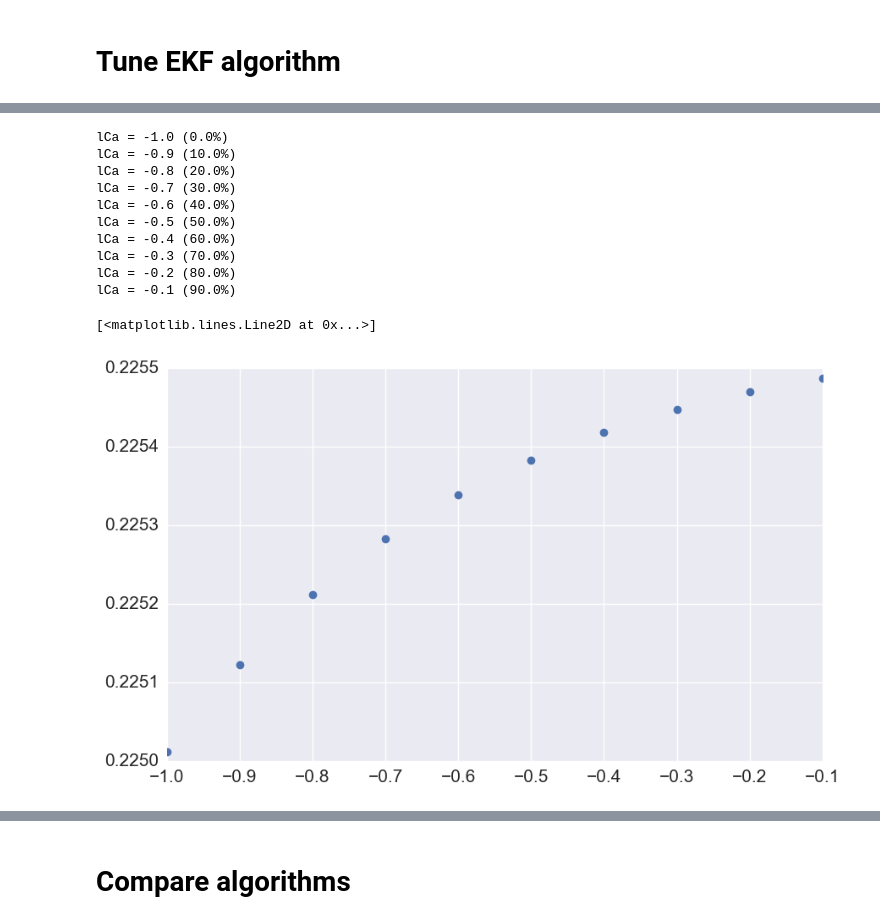
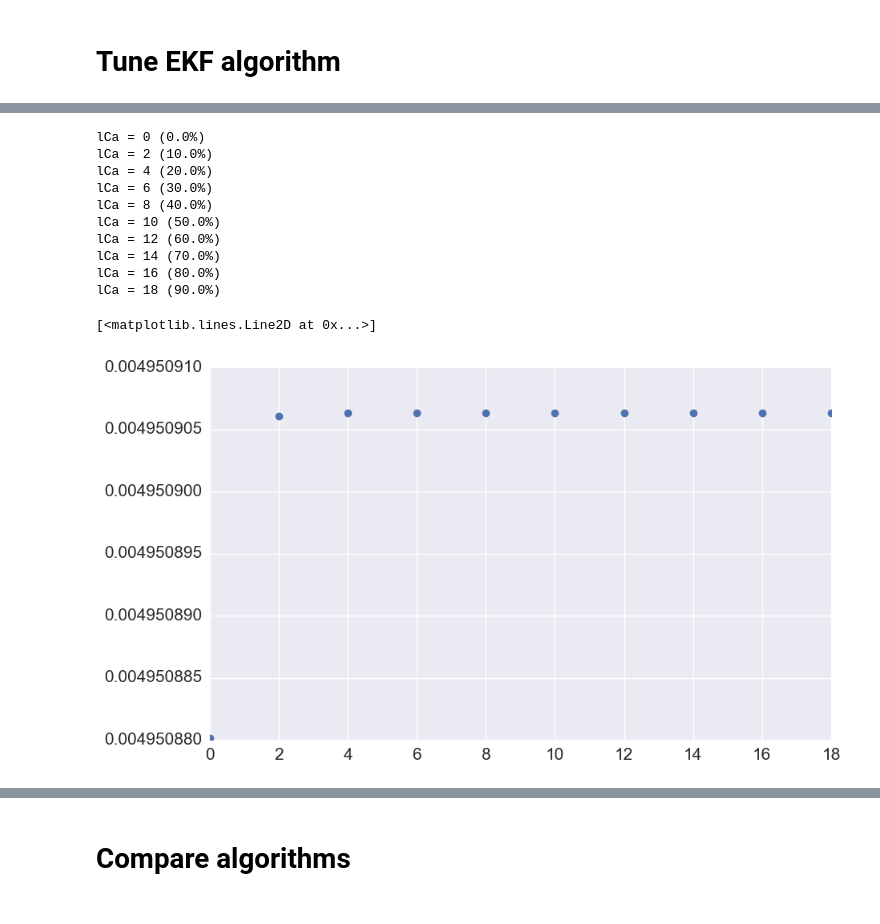
Before and after one commit to DaveBuckingham/fish, a Jupyter notebook: algorithms/test_imu_algorithms.ipynb, the cells around one changed output, grey strips where cells are left out. Drawn from its saved outputs; the diff is of its cells as text; code cells hidden in the pictures.

Commit message:
Testing algorithms.  Figured out EKF issue.

```diff
--- a/algorithms/test_imu_algorithms.ipynb
+++ b/algorithms/test_imu_algorithms.ipynb
@@ -55,9 +55,9 @@ print np.rad2deg([r, p, y])
 # %% [markdown]
 Set up noise parameters
 # %%
-imu.set_noise_params(gyrorms=3.0,          # deg/sec
+imu.set_noise_params(gyrorms=1.0,          # deg/sec
                      gyrofreq=20.0,        # Hz
-                     gyrodriftrms=2.0,     # deg/sec
+                     gyrodriftrms=0.0,     # deg/sec
                      gyrodriftfreq=0.1,    # Hz
                      accrms=0.03,          # g
                      accfreq=33)           # Hz
@@ -219,13 +262,14 @@ plt.show()
 # %%
 betarng = np.arange(0, 10, 0.5)
-errmn = []
-errmax = []
+qerr = []
+oerr = []
 for i, beta1 in enumerate(betarng):
-    print "beta = {} ({}%)".format(beta1, np.round(float(i)/len(betarng)*100))
+    # print "beta = {} ({}%)".format(beta1, np.round(float(i)/len(betarng)*100))
     imu.get_orientation(method='madgwick', beta=beta1)
-    err = np.arccos(np.sum(quaternion.as_float_array(imu.qorient_world_true) *
-                           quaternion.as_float_array(imu.qorient_world), axis=1))
-    errmn.append(np.nanmean(err))
-    errmax.append(np.nanmax(err))
-errmn = np.array(errmn)
-errmax = np.array(errmax)
+
+    qerr1, oerr1 = get_error(imu)
+    qerr.append(qerr1)
+    oerr.append(oerr1)
+
+qerr = np.array(qerr)
+oerr = np.array(oerr)
@@ -311,35 +335,36 @@ plt.show()
 # %%
-lCarng = np.arange(-1, 0, 0.1)
-imu.get_orientation(method='ekf', Ca=(0.0, 0.0, 0.0))
-pitch = [imu.orient_world[:, 1]]
-accdyn = [imu.accdyn_world[:, 0]]
-err = [np.mean(np.sum(np.square(imu.orient_world_true - imu.orient_world), axis=1))]
+Carng = np.arange(0, 20, 2)
 
-for i, lCa1 in enumerate(lCarng):
-    print "lCa = {} ({}%)".format(lCa1, np.round(float(i)/len(lCarng)*100))
-    imu.get_orientation(method='ekf', lCa=(lCa1, lCa1, lCa1))
+pitch = []
+accdyn = []
+err = []
+for i, Ca1 in enumerate(Carng):
+    print "lCa = {} ({}%)".format(Ca1, np.round(float(i)/len(Carng)*100))
+    imu.get_orientation(method='ekf', lCa=(Ca1, Ca1, Ca1))
 
     pitch.append(imu.orient_world[:, 1])
     accdyn.append(imu.accdyn_world[:, 0])
-    err.append(np.mean(np.sum(np.square(imu.orient_world_true - imu.orient_world), axis=1)))
+
+    qerr, oerr = get_error(imu)
+    err.append(oerr)
 
 pitch = np.array(pitch)
 accdyn = np.array(accdyn)
 err = np.array(err)
 # %% [output]
-lCa = -1.0 (0.0%)
-lCa = -0.9 (10.0%)
-lCa = -0.8 (20.0%)
-lCa = -0.7 (30.0%)
-lCa = -0.6 (40.0%)
-lCa = -0.5 (50.0%)
-lCa = -0.4 (60.0%)
-lCa = -0.3 (70.0%)
-lCa = -0.2 (80.0%)
-lCa = -0.1 (90.0%)
+lCa = 0 (0.0%)
+lCa = 2 (10.0%)
+lCa = 4 (20.0%)
+lCa = 6 (30.0%)
+lCa = 8 (40.0%)
+lCa = 10 (50.0%)
+lCa = 12 (60.0%)
+lCa = 14 (70.0%)
+lCa = 16 (80.0%)
+lCa = 18 (90.0%)
 # %%
-plt.plot(lCarng, err[1:], 'o')
+plt.plot(Carng, err[:, 1], 'o')
 # %% [output]
 [<matplotlib.lines.Line2D at 0x...>]
-[figure, old version]
+[figure, new version]
 # %%
```
Also changed, not shown: parts of 22 cells of this notebook, 2 other files.
